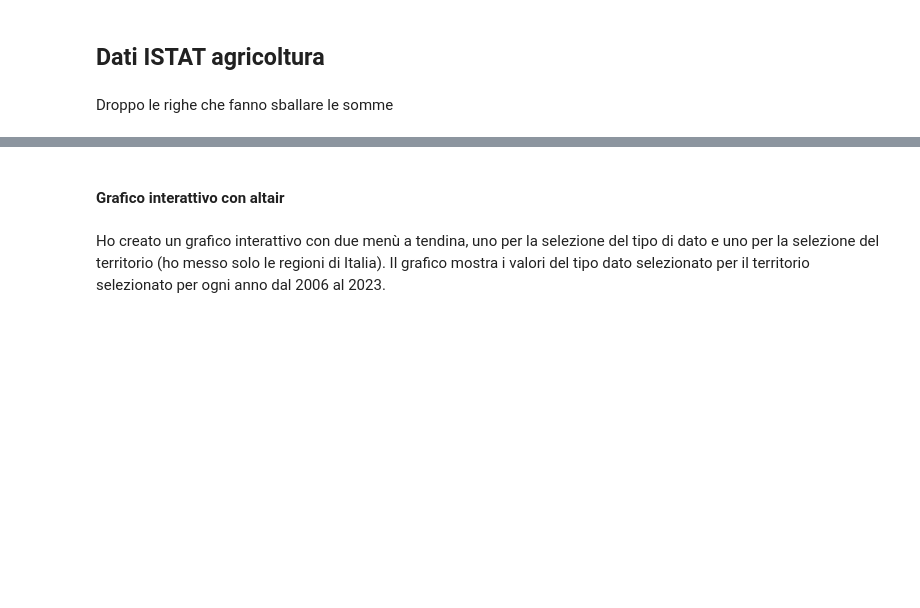
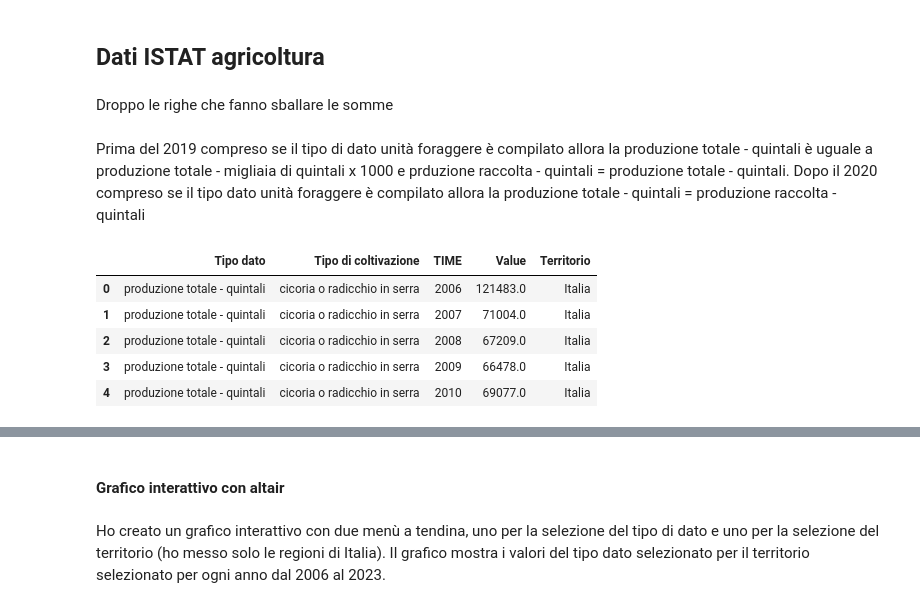
Before and after one commit to AntonioDonnangelo/italian_agriculture_and_protests_analysis, a Jupyter notebook: Codici_Python_definitivi/DMML_DVDJ.ipynb, the cells around one changed output, grey strips where cells are left out. Cells and saved outputs as stored; diff of their text form; code cells hidden in the pictures; blank space fills up the shorter version.

```diff
--- a/Codici_Python_definitivi/DMML_DVDJ.ipynb
+++ b/Codici_Python_definitivi/DMML_DVDJ.ipynb
@@ -49,3 +51,15 @@ rows_to_delete = ['grano invernale e farro', 'grano primaverile e farro', 'orzo
 # %%
 # Filtro via le righe che non mi interessano
 data_filtered3 = data_filtered3[~data_filtered3["Tipo di coltivazione"].isin(rows_to_delete)]
+# %% [markdown]
+Prima del 2019 compreso se il tipo di dato unità foraggere è compilato allora la produzione totale - quintali è uguale a produzione totale - migliaia di quintali x 1000 e prduzione raccolta - quintali = produzione totale - quintali.
+Dopo il 2020 compreso se il tipo dato unità foraggere è compilato allora la produzione totale - quintali = produzione raccolta - quintali
+# %%
+data_filtered3.head()
+# %% [output]
+|  | Tipo dato | Tipo di coltivazione | TIME | Value | Territorio |
+| 0 | produzione totale - quintali | cicoria o radicchio in serra | 2006 | 121483.0 | Italia |
+| 1 | produzione totale - quintali | cicoria o radicchio in serra | 2007 | 71004.0 | Italia |
+| 2 | produzione totale - quintali | cicoria o radicchio in serra | 2008 | 67209.0 | Italia |
+| 3 | produzione totale - quintali | cicoria o radicchio in serra | 2009 | 66478.0 | Italia |
+| 4 | produzione totale - quintali | cicoria o radicchio in serra | 2010 | 69077.0 | Italia |
```
Also changed, not shown: parts of 8 cells of this notebook, 3 other files.
